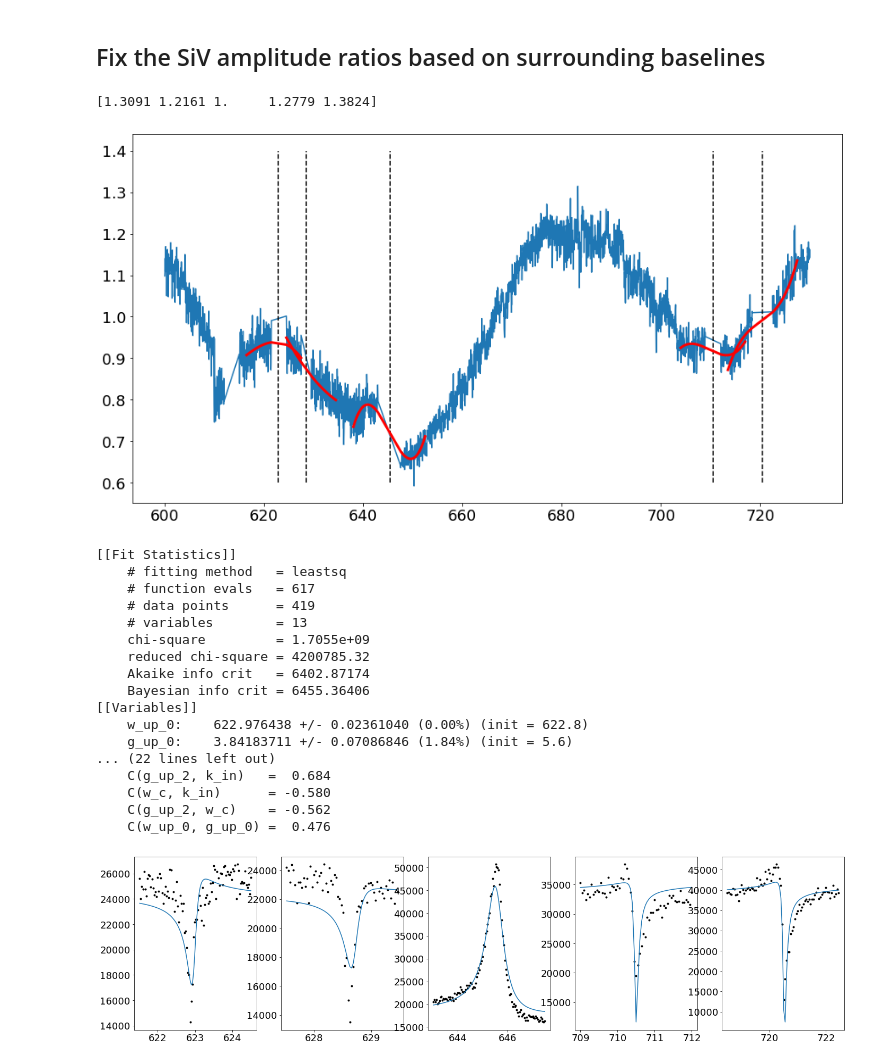
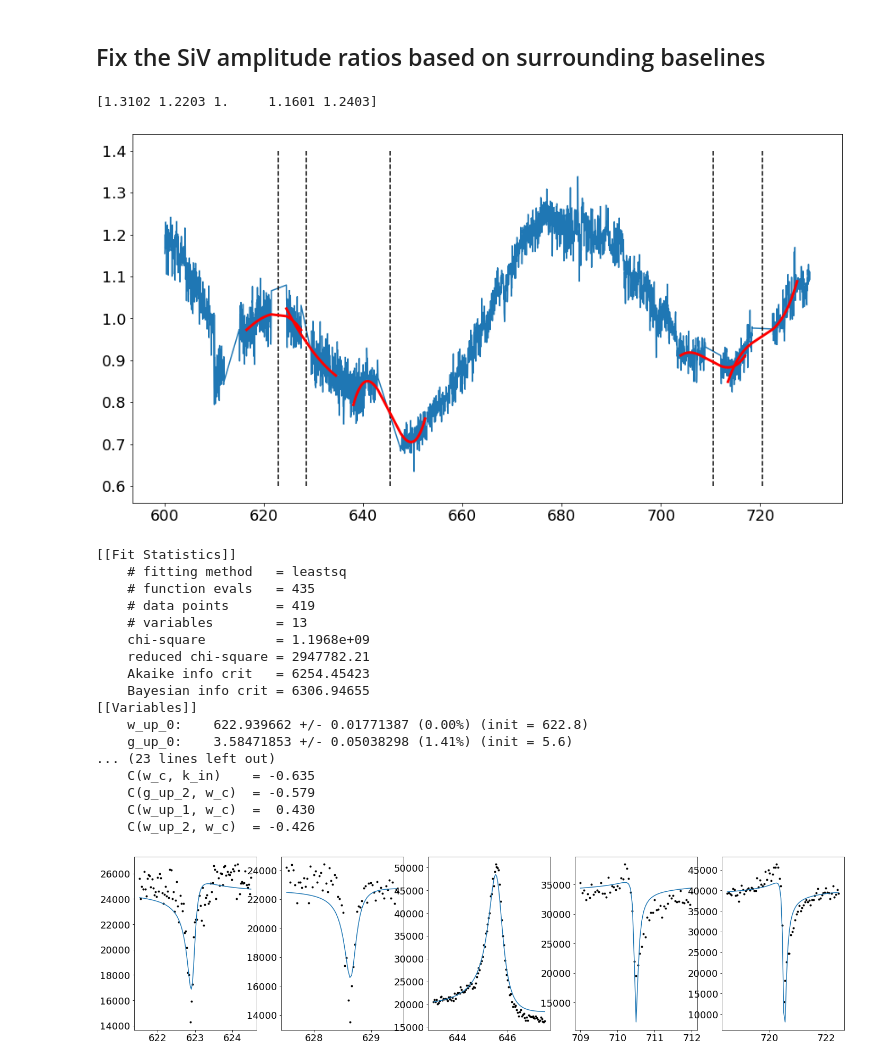
Before and after one commit to huanyanqi/siv-cqed-model, a Jupyter notebook: notebooks/fitting data - 2021_03_03_stitched.ipynb, the cells around one changed output. Drawn from its saved outputs; the diff is of its cells as text; code cells hidden in the pictures.

```diff
--- a/notebooks/fitting data - 2021_03_03_stitched.ipynb
+++ b/notebooks/fitting data - 2021_03_03_stitched.ipynb
@@ -852,36 +852,37 @@ Median of posterior probability distribution
 # %%
 plt.figure(figsize=[15, 8])
 # PLot fit_ratio, the ratio of ACTUAL cavity signal with the fitted ideal cavity shape
 # This acts as a proxy for the sinusoidal oscillations
 plt.plot(cavity_freqs_filtered[cavity_freqs_filtered>600], fit_ratio_oldk[cavity_freqs_filtered>600])
 
 # Expand the filter range to include the surroundings for computing the linear regression
 expanded_filter_range = [(start-5, end+5) for (start, end) in filter_range]
 
 # Estimated SiV peaks by eye
 estimated_siv_w = [622.85, 628.6, 645.5, 710.5, 720.5]
 for w in estimated_siv_w:
     plt.plot([w, w], [0.6, 1.4], 'k--')
 
 estimated_A_ratio = []
 # Near each peak, do a poly fit without the peak and evaluate at the peak location
 for i, f_range in enumerate(expanded_filter_range[1:]):
     # Indices and freqs of the region around the peak
     expanded_indices = in_range(cavity_freqs_filtered, [f_range])
     freqs = cavity_freqs_filtered[expanded_indices]
 
     # Fit the ratio of cavity vs cavity-fit
     poly = np.poly1d(np.polyfit(freqs, fit_ratio_oldk[expanded_indices], 3))
     plt.plot(freqs, poly(freqs), 'r', lw=3)
 
     # Compute the fitted value at the peak location
     estimated_A_ratio.append(poly(estimated_siv_w[i]))
 
 # Expected relative intensity "A" for each peak, normalized to the large peak in the middle
-print(np.array(estimated_A_ratio) / estimated_A_ratio[2])
+estimated_A_ratio = np.array(estimated_A_ratio) / estimated_A_ratio[2]
+print(estimated_A_ratio)
 # %% [output]
-[1.3091 1.2161 1.     1.2779 1.3824]
+[1.3102 1.2203 1.     1.1601 1.2403]
-[figure, old version]
+[figure, new version]
 # %%
 params = Parameters()
 params.add_many(
@@ -904,11 +905,11 @@ params.add_many(
     Parameter('k_in', value=122.560818, min=100, max=160),
     Parameter('k_tot', value=164.366697, vary=False),
     Parameter('gamma_up', value=0.05, vary=False),
-    Parameter('A_0', expr="1.309 * A_2"),
-    Parameter('A_1', expr="1.2161 * A_2"),
+    Parameter('A_0', expr=f"{estimated_A_ratio[0]} * A_2"),
+    Parameter('A_1', expr=f"{estimated_A_ratio[1]} * A_2"),
     Parameter('A_2', value=60000, min=5000, max=900000),
-    Parameter('A_3', expr="1.2779 * A_2"),
-    Parameter('A_4', expr="1.3824 * A_2"),
+    Parameter('A_3', expr=f"{estimated_A_ratio[3]} * A_2"),
+    Parameter('A_4', expr=f"{estimated_A_ratio[4]} * A_2"),
     Parameter('B', value=0, vary=False),
 )
 
@@ -935,19 +936,19 @@ plt.show()
 # %% [output]
 [[Fit Statistics]]
     # fitting method   = leastsq
-    # function evals   = 617
+    # function evals   = 435
     # data points      = 419
     # variables        = 13
-    chi-square         = 1.7055e+09
-    reduced chi-square = 4200785.32
-    Akaike info crit   = 6402.87174
-    Bayesian info crit = 6455.36406
+    chi-square         = 1.1968e+09
+    reduced chi-square = 2947782.21
+    Akaike info crit   = 6254.45423
+    Bayesian info crit = 6306.94655
 [[Variables]]
-    w_up_0:    622.976438 +/- 0.02361040 (0.00%) (init = 622.8)
-    g_up_0:    3.84183711 +/- 0.07086846 (1.84%) (init = 5.6)
-... (22 lines left out)
-    C(g_up_2, k_in)   =  0.684
-    C(w_c, k_in)      = -0.580
-    C(g_up_2, w_c)    = -0.562
-    C(w_up_0, g_up_0) =  0.476
+    w_up_0:    622.939662 +/- 0.01771387 (0.00%) (init = 622.8)
+    g_up_0:    3.58471853 +/- 0.05038298 (1.41%) (init = 5.6)
+... (23 lines left out)
+    C(w_c, k_in)    = -0.635
+    C(g_up_2, w_c)  = -0.579
+    C(w_up_1, w_c)  =  0.430
+    C(w_up_2, w_c)  = -0.426
-[figure, old version]
+[figure, new version]
```
Also changed, not shown: parts of 1 cell of this notebook, 3 other files.
